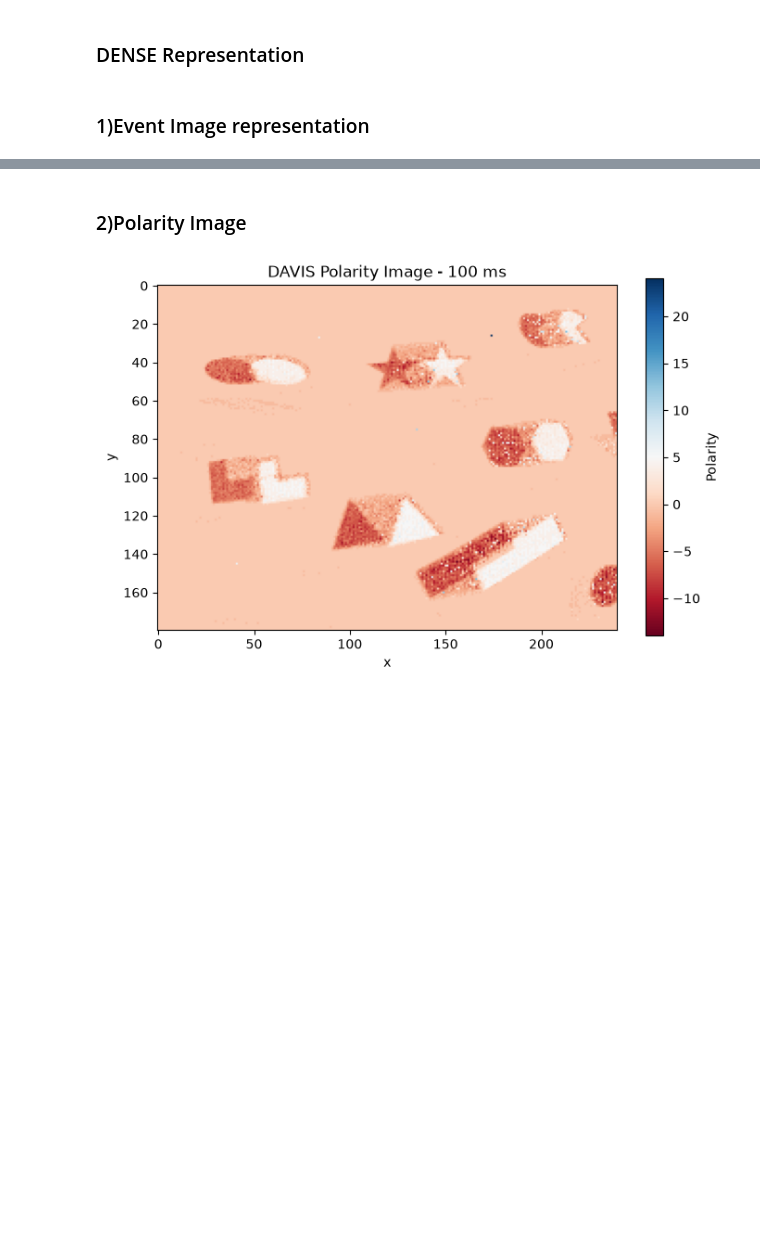
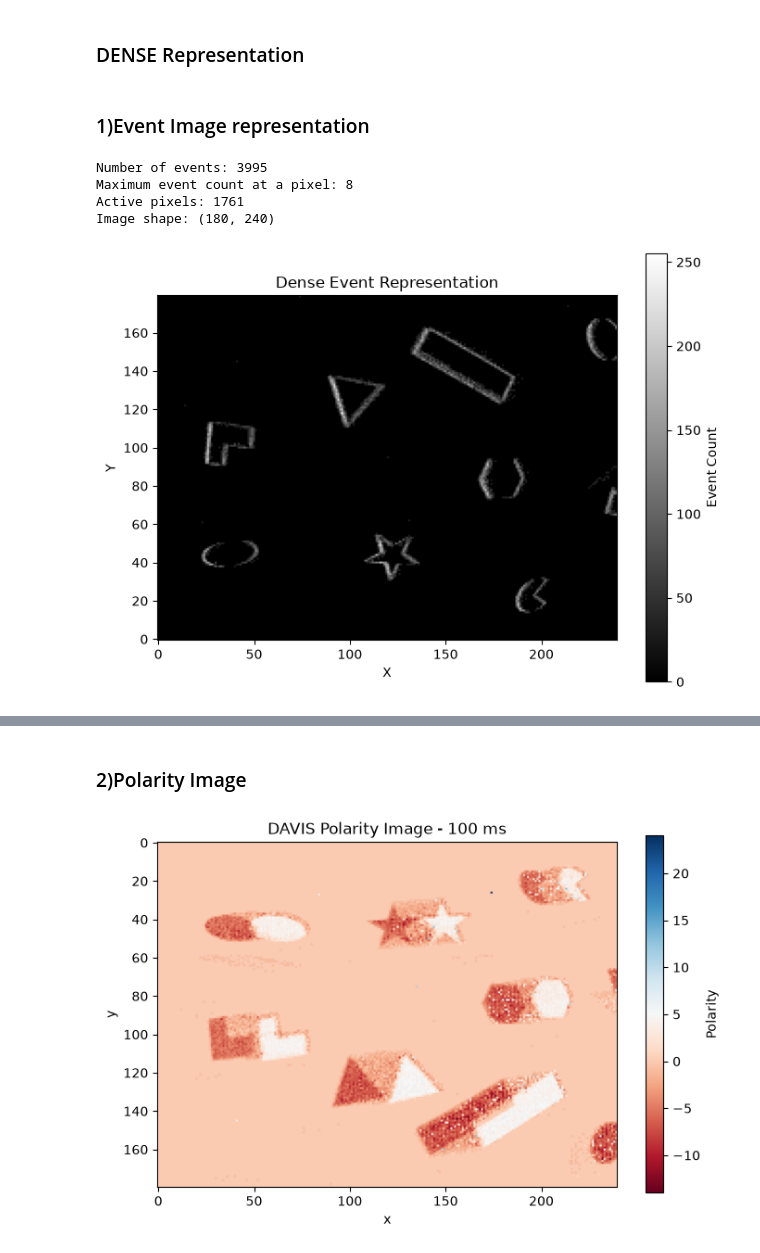
Before and after one commit to mvbc-22/SNN_VIO, a Jupyter notebook: notebooks/01_tonic_davis_test.ipynb, the cells around one changed output, grey strips where cells are left out. Saved outputs shown, nothing was run; the diff lists cells and outputs as text; code cells hidden in the pictures; blank space fills up the shorter version.

```diff
--- a/notebooks/01_tonic_davis_test.ipynb
+++ b/notebooks/01_tonic_davis_test.ipynb
@@ -226,3 +226,23 @@ event_frame = np.zeros(
 
 for xi, yi in zip(x_w, y_w):
     event_frame[yi, xi] += 1
+# %%
+print("Number of events:", len(events_1ms))
+print("Maximum event count at a pixel:", event_frame.max())
+print("Active pixels:", np.count_nonzero(event_frame))
+print("Image shape:", event_frame.shape)
+# %% [output]
+Number of events: 3995
+Maximum event count at a pixel: 8
+Active pixels: 1761
+Image shape: (180, 240)
+# %%
+plt.figure(figsize=(8, 6))
+plt.imshow(event_img, cmap="gray", origin="lower")
+plt.title("Dense Event Representation")
+plt.xlabel("X")
+plt.ylabel("Y")
+plt.colorbar(label="Event Count")
+plt.show()
+# %% [output]
+[figure, added]
```
Also changed, not shown: parts of 6 cells of this notebook, 3 other files.
